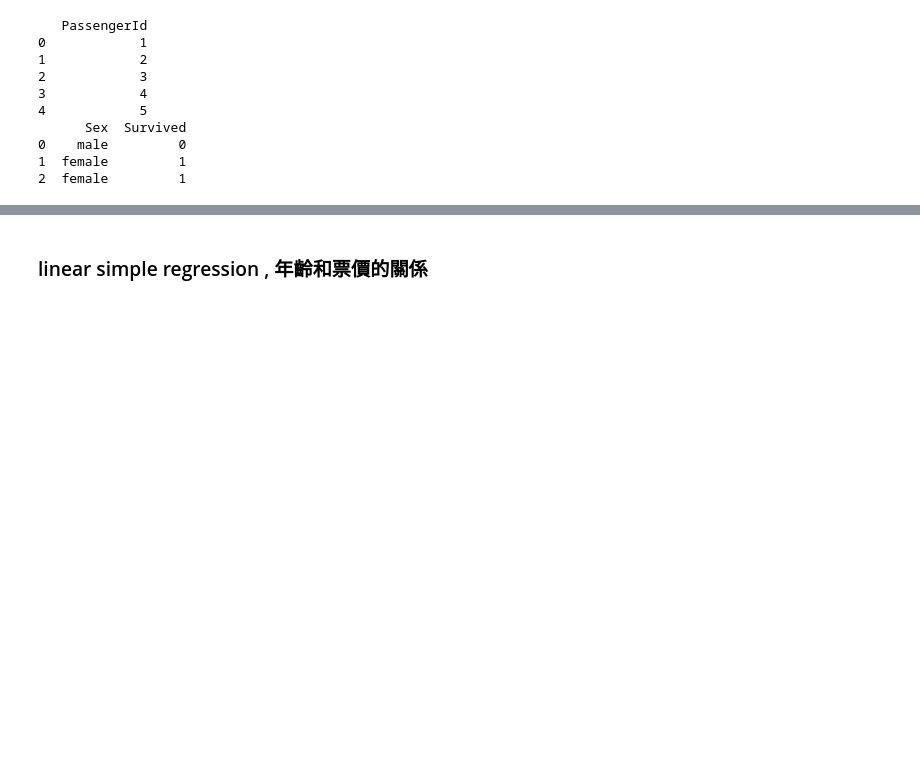
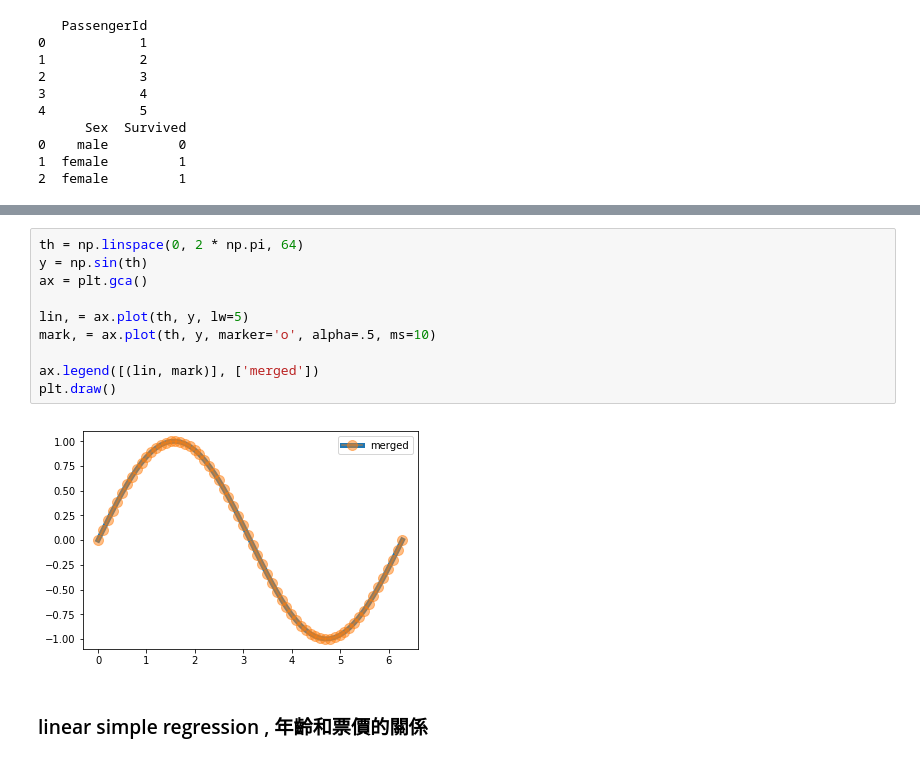
Before and after one commit to rvnkoiceygtq/Python, a Jupyter notebook: 1_Fundations_for_Analytics_basic.ipynb, the cells around one changed output, grey strips where cells are left out. Saved outputs shown, nothing was run; the diff lists cells and outputs as text; blank space fills up the shorter version.

```diff
--- a/1_Fundations_for_Analytics_basic.ipynb
+++ b/1_Fundations_for_Analytics_basic.ipynb
@@ -591,3 +780,15 @@ print("{}".format(train[["Sex", "Survived"]].head(3)))
+# %%
+th = np.linspace(0, 2 * np.pi, 64)
+y = np.sin(th)
+ax = plt.gca()
+
+lin, = ax.plot(th, y, lw=5)
+mark, = ax.plot(th, y, marker='o', alpha=.5, ms=10)
+
+ax.legend([(lin, mark)], ['merged'])
+plt.draw()
+# %% [output]
+[figure, added]
 # %% [markdown]
 ### linear simple regression , 年齡和票價的關係
 # %%
```
Also changed, not shown: parts of 16 cells of this notebook.
